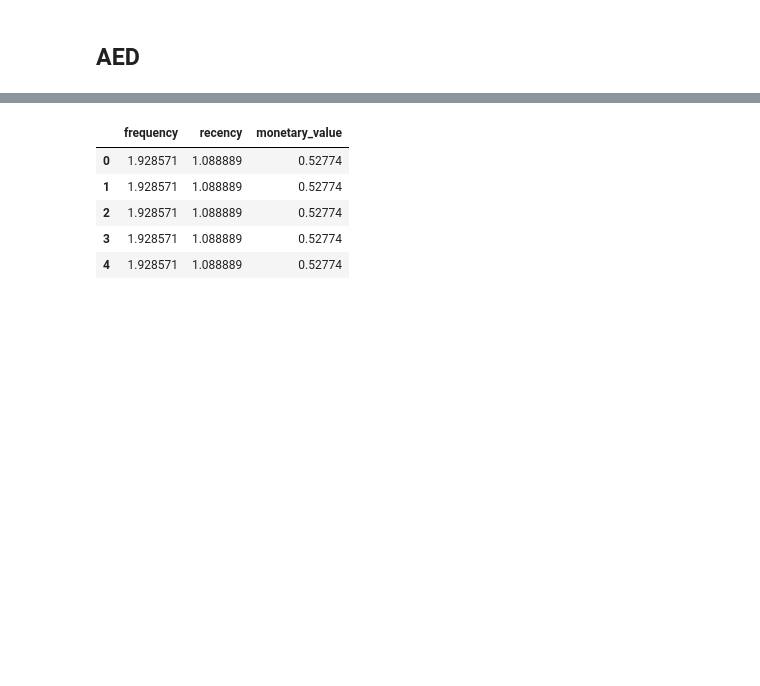
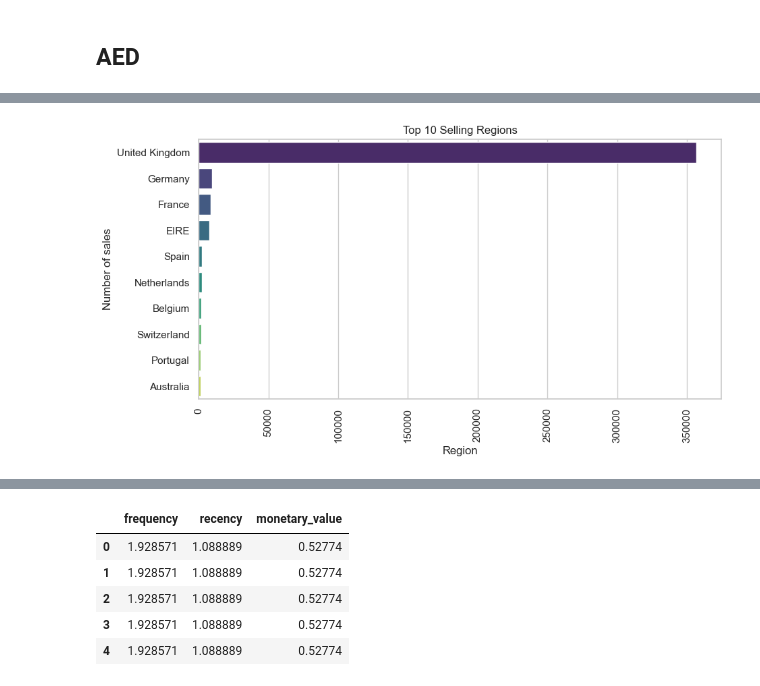
Before and after one commit to AbnerGalRol/Hackaton-Triple_ten-Team-8, a Jupyter notebook: notebooks/hackaton-triple-ten.ipynb, the cells around one changed output, grey strips where cells are left out. Saved outputs shown, nothing was run; the diff lists cells and outputs as text; code cells hidden in the pictures; blank space fills up the shorter version.

```diff
--- a/notebooks/hackaton-triple-ten.ipynb
+++ b/notebooks/hackaton-triple-ten.ipynb
@@ -71,0 +365,15 @@ df.head()
+# %%
+# We create the new df
+mean_prices = df[df['unit_price'] > 0].groupby('stock_code')['unit_price'].mean()
+
+# Function to replace zero unit prices with the mean unit price for the stock_code
+def replace_zero_unit_price(row):
+    if row['unit_price'] == 0:
+        return mean_prices.get(row['stock_code'], row['unit_price'])
+    else:
+        return row['unit_price']
+
+# Apply the function to the DataFrame
+df['unit_price'] = df.apply(replace_zero_unit_price, axis=1)
+
+len(df[df['unit_price'] < 0])
@@ -91,0 +400,4 @@ df['monetary_value'] = df.groupby('customer_id')['total_purchase'].transform('su
+# %%
+# Contar el número de ventas por región
+region_counts = df['region'].value_counts().head(10)
+region_counts
@@ -91,0 +417,11 @@ df['monetary_value'] = df.groupby('customer_id')['total_purchase'].transform('su
+# %%
+# Crear un gráfico de barras para las ventas por región
+plt.figure(figsize=(10, 5))
+sns.barplot(x=region_counts.values, y=region_counts.index, palette='viridis',hue=region_counts.index)
+plt.title('Top 10 Selling Regions')
+plt.xlabel('Region')
+plt.ylabel('Number of sales')
+plt.xticks(rotation=90)
+plt.show()
+# %% [output]
+[figure, added]
```
Also changed, not shown: parts of 67 cells of this notebook.
